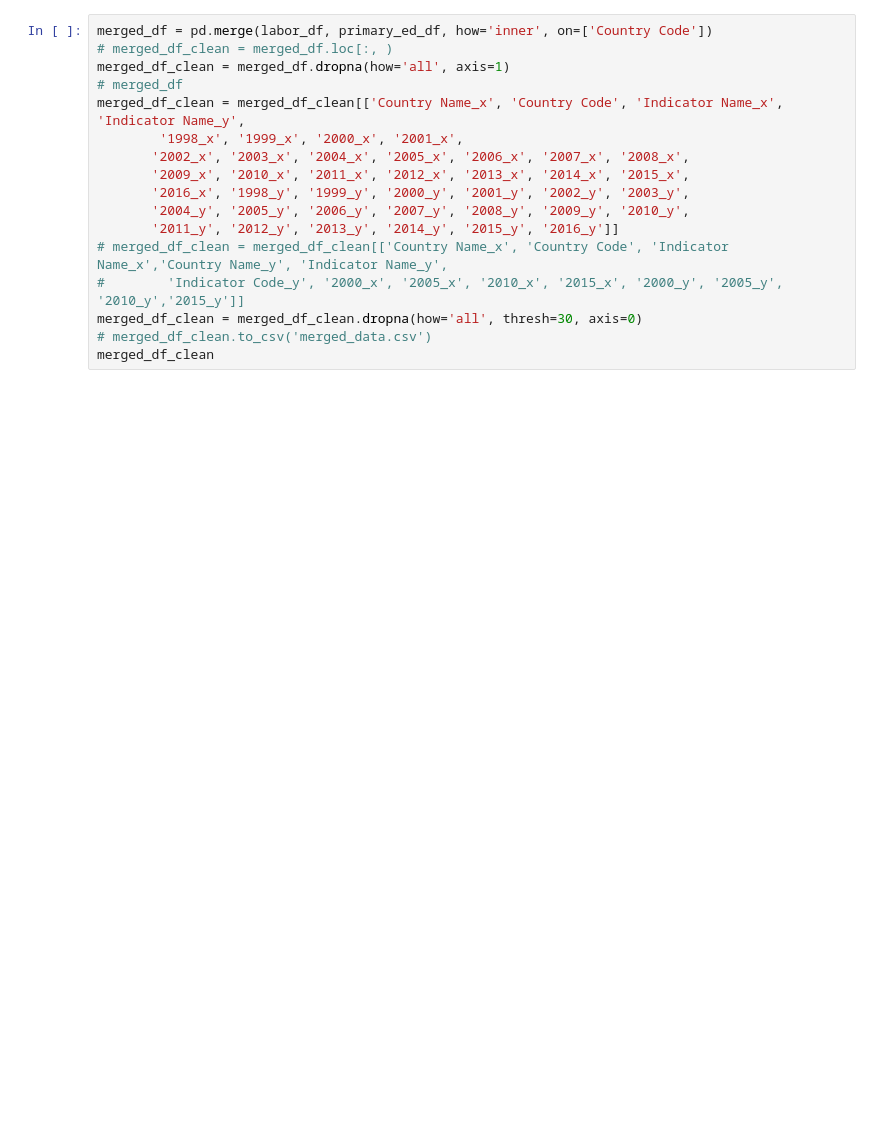
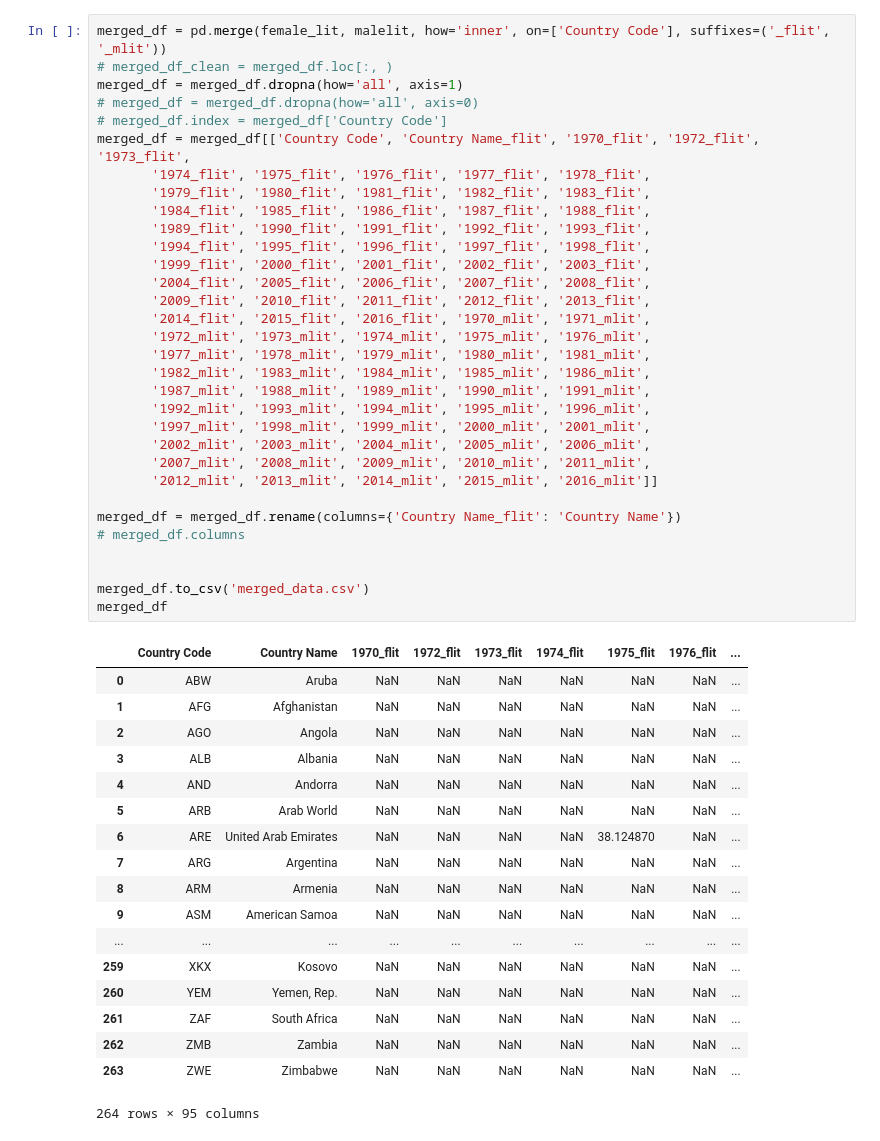
Before and after one commit to Adigine/GWARL_Group_Project, a Jupyter notebook: merged_data_v2.ipynb, the cells around one changed output. Cells and saved outputs as stored; diff of their text form; blank space fills up the shorter version.

Commit message:
Merged data... again

```diff
--- a/merged_data_v2.ipynb
+++ b/merged_data_v2.ipynb
@@ -16,17 +23,51 @@ UnicodeDecodeError: 'utf-8' codec can't decode byte 0x92 in position 18: invalid
-# %%
-merged_df = pd.merge(labor_df, primary_ed_df, how='inner', on=['Country Code'])
-# merged_df_clean = merged_df.loc[:, )
-merged_df_clean = merged_df.dropna(how='all', axis=1)
-# merged_df
-merged_df_clean = merged_df_clean[['Country Name_x', 'Country Code', 'Indicator Name_x', 'Indicator Name_y',
-        '1998_x', '1999_x', '2000_x', '2001_x',
-       '2002_x', '2003_x', '2004_x', '2005_x', '2006_x', '2007_x', '2008_x',
-       '2009_x', '2010_x', '2011_x', '2012_x', '2013_x', '2014_x', '2015_x',
-       '2016_x', '1998_y', '1999_y', '2000_y', '2001_y', '2002_y', '2003_y',
-       '2004_y', '2005_y', '2006_y', '2007_y', '2008_y', '2009_y', '2010_y',
-       '2011_y', '2012_y', '2013_y', '2014_y', '2015_y', '2016_y']]
-# merged_df_clean = merged_df_clean[['Country Name_x', 'Country Code', 'Indicator Name_x','Country Name_y', 'Indicator Name_y',
-#        'Indicator Code_y', '2000_x', '2005_x', '2010_x', '2015_x', '2000_y', '2005_y', '2010_y','2015_y']]
-merged_df_clean = merged_df_clean.dropna(how='all', thresh=30, axis=0)
-# merged_df_clean.to_csv('merged_data.csv')
-merged_df_clean
+# %%
+merged_df = pd.merge(female_lit, malelit, how='inner', on=['Country Code'], suffixes=('_flit', '_mlit'))
+# merged_df_clean = merged_df.loc[:, )
+merged_df = merged_df.dropna(how='all', axis=1)
+# merged_df = merged_df.dropna(how='all', axis=0)
+# merged_df.index = merged_df['Country Code']
+merged_df = merged_df[['Country Code', 'Country Name_flit', '1970_flit', '1972_flit', '1973_flit',
+       '1974_flit', '1975_flit', '1976_flit', '1977_flit', '1978_flit',
+       '1979_flit', '1980_flit', '1981_flit', '1982_flit', '1983_flit',
+       '1984_flit', '1985_flit', '1986_flit', '1987_flit', '1988_flit',
+       '1989_flit', '1990_flit', '1991_flit', '1992_flit', '1993_flit',
+       '1994_flit', '1995_flit', '1996_flit', '1997_flit', '1998_flit',
+       '1999_flit', '2000_flit', '2001_flit', '2002_flit', '2003_flit',
+       '2004_flit', '2005_flit', '2006_flit', '2007_flit', '2008_flit',
+       '2009_flit', '2010_flit', '2011_flit', '2012_flit', '2013_flit',
+       '2014_flit', '2015_flit', '2016_flit', '1970_mlit', '1971_mlit',
+       '1972_mlit', '1973_mlit', '1974_mlit', '1975_mlit', '1976_mlit',
+       '1977_mlit', '1978_mlit', '1979_mlit', '1980_mlit', '1981_mlit',
+       '1982_mlit', '1983_mlit', '1984_mlit', '1985_mlit', '1986_mlit',
+       '1987_mlit', '1988_mlit', '1989_mlit', '1990_mlit', '1991_mlit',
+       '1992_mlit', '1993_mlit', '1994_mlit', '1995_mlit', '1996_mlit',
+       '1997_mlit', '1998_mlit', '1999_mlit', '2000_mlit', '2001_mlit',
+       '2002_mlit', '2003_mlit', '2004_mlit', '2005_mlit', '2006_mlit',
+       '2007_mlit', '2008_mlit', '2009_mlit', '2010_mlit', '2011_mlit',
+       '2012_mlit', '2013_mlit', '2014_mlit', '2015_mlit', '2016_mlit']]
+
+merged_df = merged_df.rename(columns={'Country Name_flit': 'Country Name'})
+# merged_df.columns
+
+
+merged_df.to_csv('merged_data.csv')
+merged_df
+# %% [output]
+|  | Country Code | Country Name | 1970_flit | 1972_flit | 1973_flit | 1974_flit | 1975_flit | 1976_flit | ... |
+| 0 | ABW | Aruba | NaN | NaN | NaN | NaN | NaN | NaN | ... |
+| 1 | AFG | Afghanistan | NaN | NaN | NaN | NaN | NaN | NaN | ... |
+| 2 | AGO | Angola | NaN | NaN | NaN | NaN | NaN | NaN | ... |
+| 3 | ALB | Albania | NaN | NaN | NaN | NaN | NaN | NaN | ... |
+| 4 | AND | Andorra | NaN | NaN | NaN | NaN | NaN | NaN | ... |
+| 5 | ARB | Arab World | NaN | NaN | NaN | NaN | NaN | NaN | ... |
+| 6 | ARE | United Arab Emirates | NaN | NaN | NaN | NaN | 38.124870 | NaN | ... |
+| 7 | ARG | Argentina | NaN | NaN | NaN | NaN | NaN | NaN | ... |
+| 8 | ARM | Armenia | NaN | NaN | NaN | NaN | NaN | NaN | ... |
+| 9 | ASM | American Samoa | NaN | NaN | NaN | NaN | NaN | NaN | ... |
+| ... | ... | ... | ... | ... | ... | ... | ... | ... | ... |
+| 259 | XKX | Kosovo | NaN | NaN | NaN | NaN | NaN | NaN | ... |
+| 260 | YEM | Yemen, Rep. | NaN | NaN | NaN | NaN | NaN | NaN | ... |
+| 261 | ZAF | South Africa | NaN | NaN | NaN | NaN | NaN | NaN | ... |
+| 262 | ZMB | Zambia | NaN | NaN | NaN | NaN | NaN | NaN | ... |
+| 263 | ZWE | Zimbabwe | NaN | NaN | NaN | NaN | NaN | NaN | ... |
+264 rows × 95 columns
```
Also changed, not shown: parts of 1 cell of this notebook, 10 other files.
